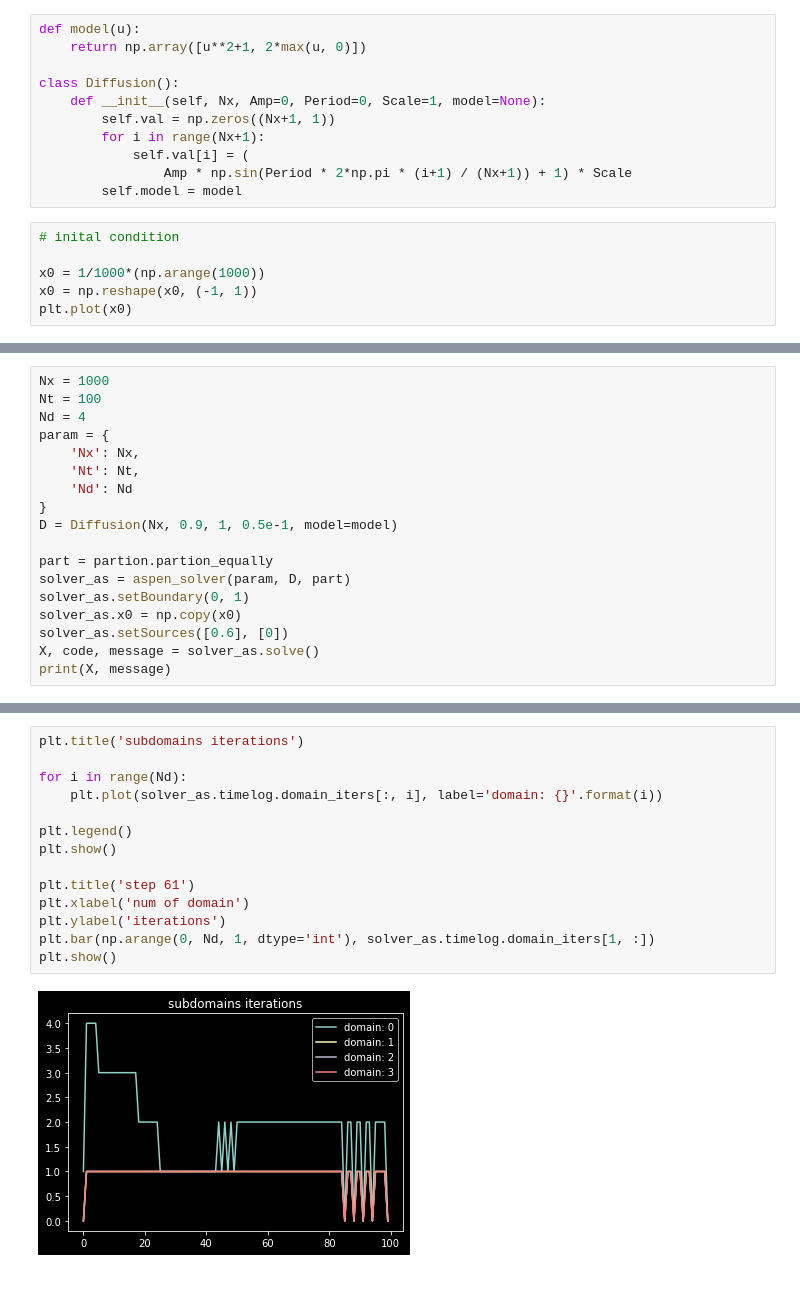
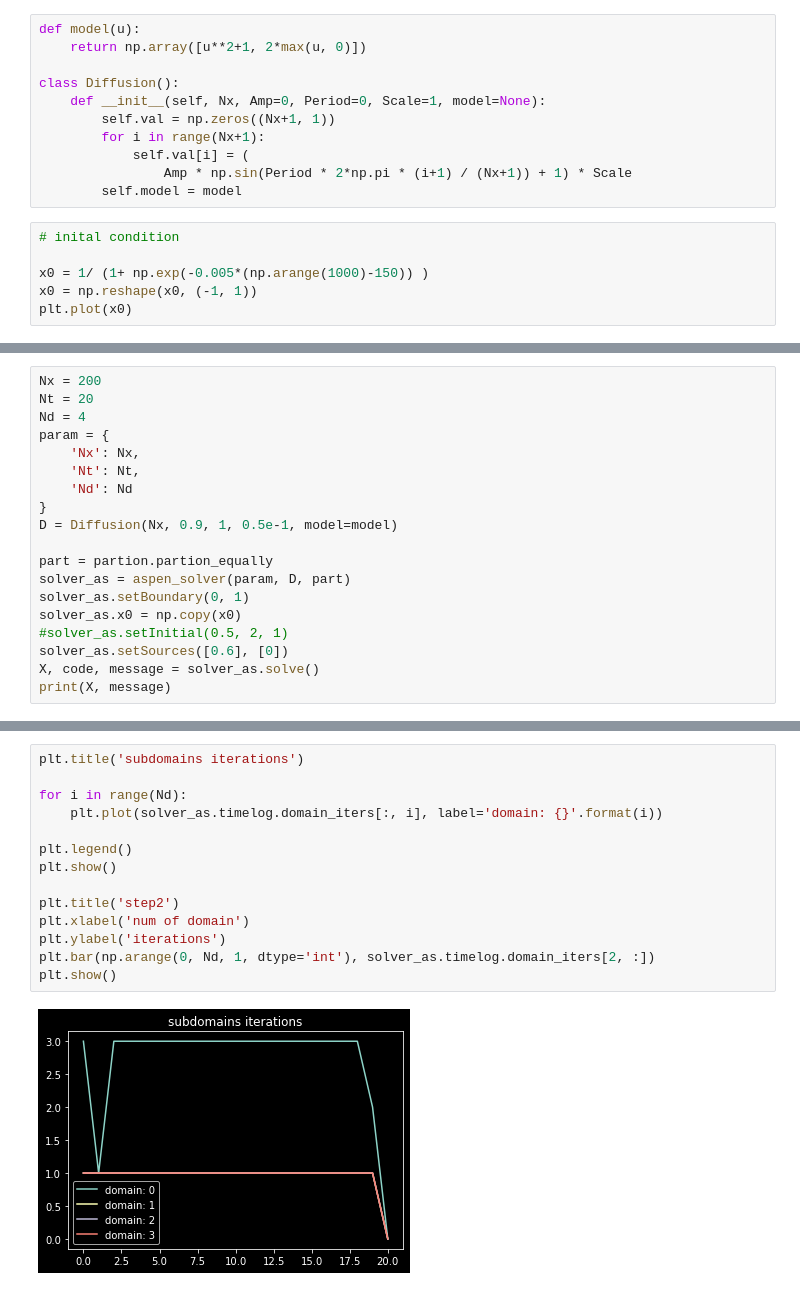
Before and after one commit to animih/aspen-study, a Jupyter notebook: solver/Test1.ipynb, the cells around one changed output, grey strips where cells are left out. Saved outputs shown, nothing was run; the diff lists cells and outputs as text.

```diff
--- a/solver/Test1.ipynb
+++ b/solver/Test1.ipynb
@@ -24,7 +24,7 @@ class Diffusion():
 # %%
 # inital condition
 
-x0 = 1/1000*(np.arange(1000))
+x0 = 1/ (1+ np.exp(-0.005*(np.arange(1000)-150)) )
 x0 = np.reshape(x0, (-1, 1))
 plt.plot(x0)
 # %% [output]
@@ -56,6 +63,6 @@ print(X_cl, message)
 # %%
-Nx = 1000
-Nt = 100
+Nx = 200
+Nt = 20
 Nd = 4
 param = {
     'Nx': Nx,
@@ -68,6 +75,7 @@ part = partion.partion_equally
 solver_as = aspen_solver(param, D, part)
 solver_as.setBoundary(0, 1)
 solver_as.x0 = np.copy(x0)
+#solver_as.setInitial(0.5, 2, 1)
 solver_as.setSources([0.6], [0])
 X, code, message = solver_as.solve()
 print(X, message)
@@ -123,16 +137,16 @@ plt.show()
 # %%
 plt.title('subdomains iterations')
 
 for i in range(Nd):
     plt.plot(solver_as.timelog.domain_iters[:, i], label='domain: {}'.format(i))
 
 plt.legend()
 plt.show()
 
-plt.title('step 61')
+plt.title('step2')
 plt.xlabel('num of domain')
 plt.ylabel('iterations')
-plt.bar(np.arange(0, Nd, 1, dtype='int'), solver_as.timelog.domain_iters[1, :])
+plt.bar(np.arange(0, Nd, 1, dtype='int'), solver_as.timelog.domain_iters[2, :])
 plt.show()
 # %% [output]
-[figure, old version]
+[figure, new version]
```
Also changed, not shown: parts of 8 cells of this notebook, 2 other files.
